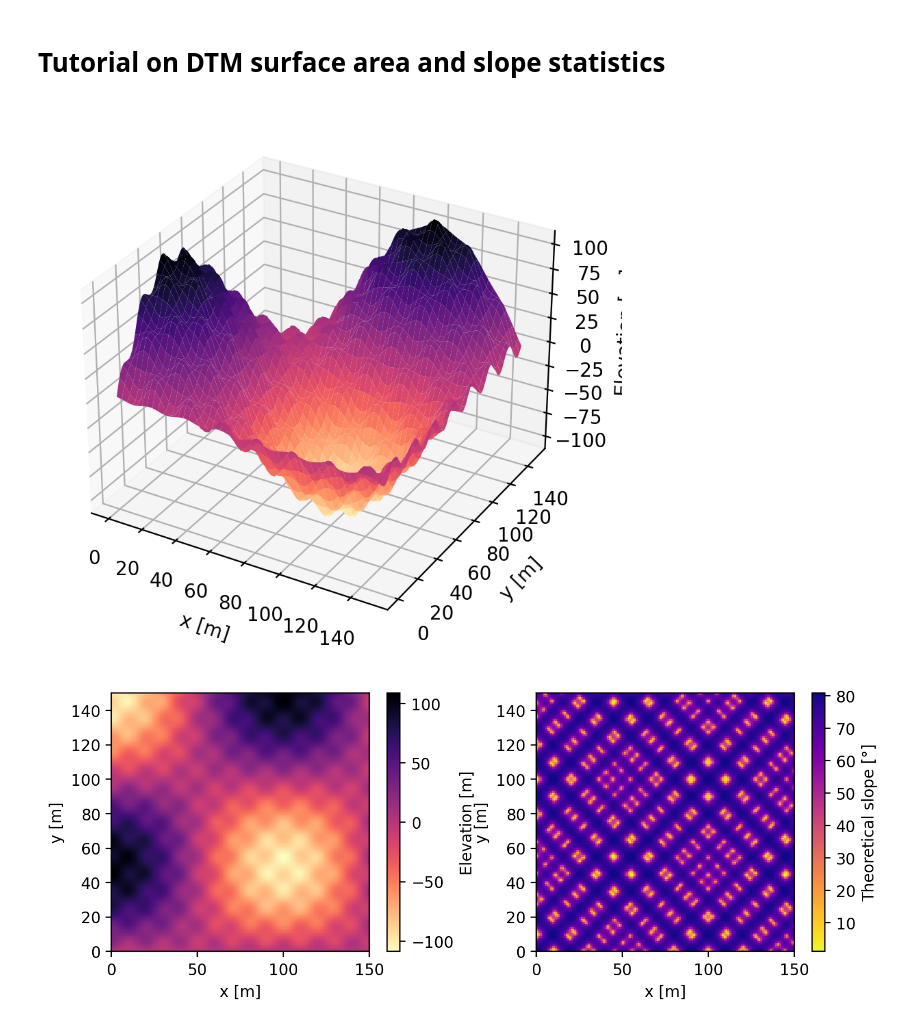
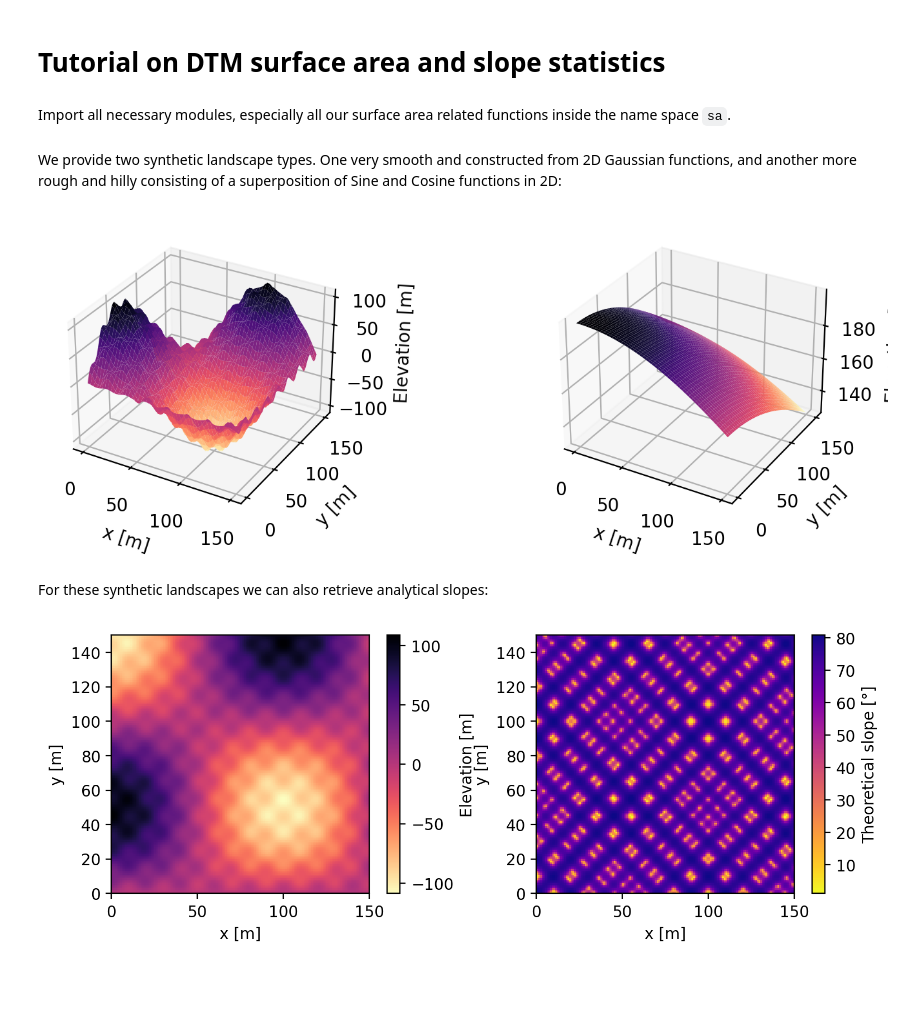
Before and after one commit to UP-RS-ESP/dtm-surface-area-and-slope, a Jupyter notebook: tutorial.ipynb, the cells around one changed output. Drawn from its saved outputs; the diff is of its cells as text; code cells hidden in the pictures; blank space fills up the shorter version.

```diff
--- a/tutorial.ipynb
+++ b/tutorial.ipynb
@@ -1,5 +1,7 @@
 # %% [markdown]
 # Tutorial on DTM surface area and slope statistics
+# %% [markdown]
+Import all necessary modules, especially all our surface area related functions inside the name space `sa`.
 # %%
 import numpy as np
 import matplotlib.pyplot as pl
@@ -9,25 +11,33 @@ from tqdm import trange
 import surface_area as sa
 
 pl.rcParams["figure.dpi"] = 200
+# %% [markdown]
+We provide two synthetic landscape types. One very smooth and constructed from 2D Gaussian functions, and another more rough and hilly consisting of a superposition of Sine and Cosine functions in 2D:
 # %%
 # DTM resolution
 resolution = 1
 xr = np.arange(resolution / 2, 150, resolution)
 yr = xr
 
 # synthetic landscape coordinates
 x, y = np.meshgrid(xr, yr)
 
 # Sin Cos DTM
-dtm = sa.synthetic_landscape(x, y, landscape_type="sincos", amplitude=100)
+dtm_sincos = sa.synthetic_landscape(x, y, landscape_type="sincos", amplitude=100)
+
+# Gaussian hill DTM
+dtm_hill = sa.synthetic_landscape(x, y, landscape_type="hill", amplitude=200)
 
 # visuals
-fg, ax = pl.subplots(figsize=(5, 5), subplot_kw={"projection": "3d"})
-ax.plot_surface(x, y, dtm, cmap="magma_r")
-ax.set_xlabel("x [m]")
-ax.set_ylabel("y [m]")
-ax.set_zlabel("Elevation [m]")
+fg, ax = pl.subplots(1, 2, figsize=(9, 3), subplot_kw={"projection": "3d"})
+for i, dtm in enumerate((dtm_sincos, dtm_hill)):
+    ax[i].plot_surface(x, y, dtm, cmap="magma_r")
+    ax[i].set_xlabel("x [m]")
+    ax[i].set_ylabel("y [m]")
+    ax[i].set_zlabel("Elevation [m]")
 pl.show()
 # %% [output]
-[figure, old version]
+[figure, new version]
+# %% [markdown]
+For these synthetic landscapes we can also retrieve analytical slopes:
 # %%
```
Also changed, not shown: parts of 12 cells of this notebook.
